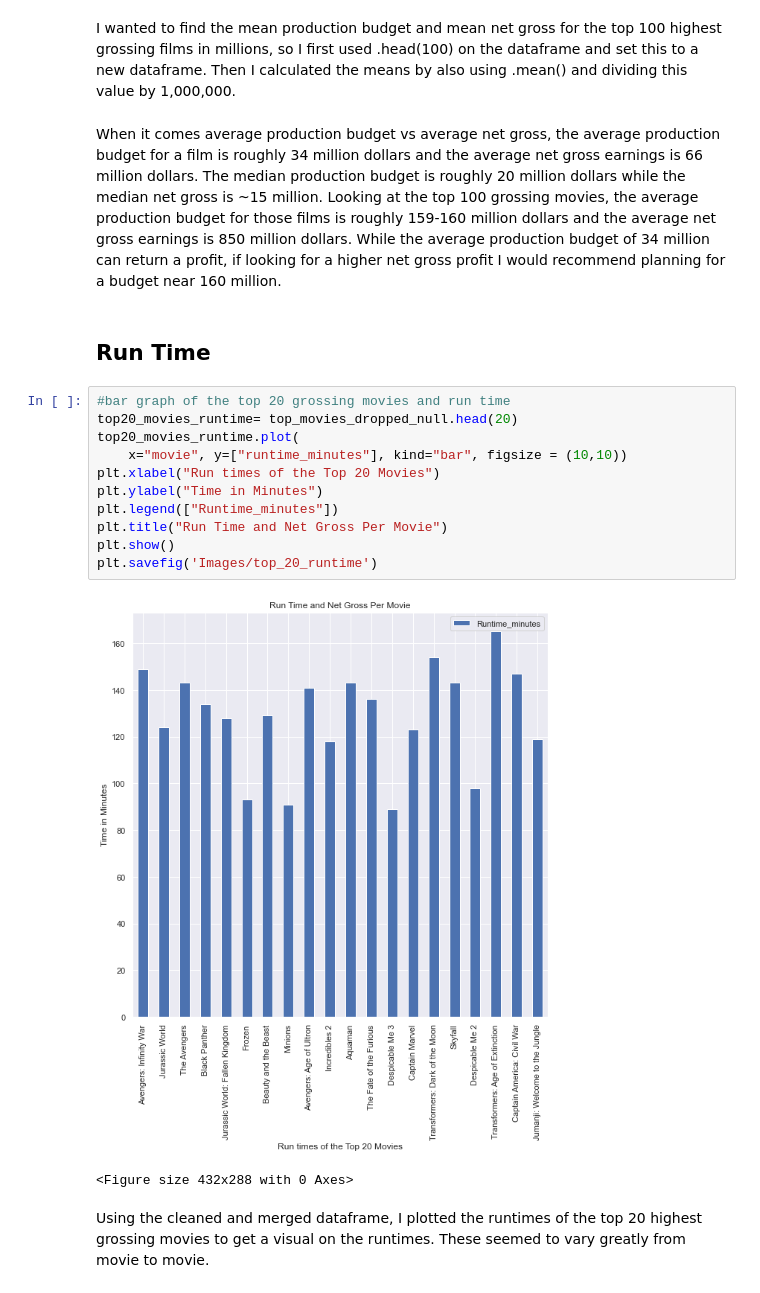
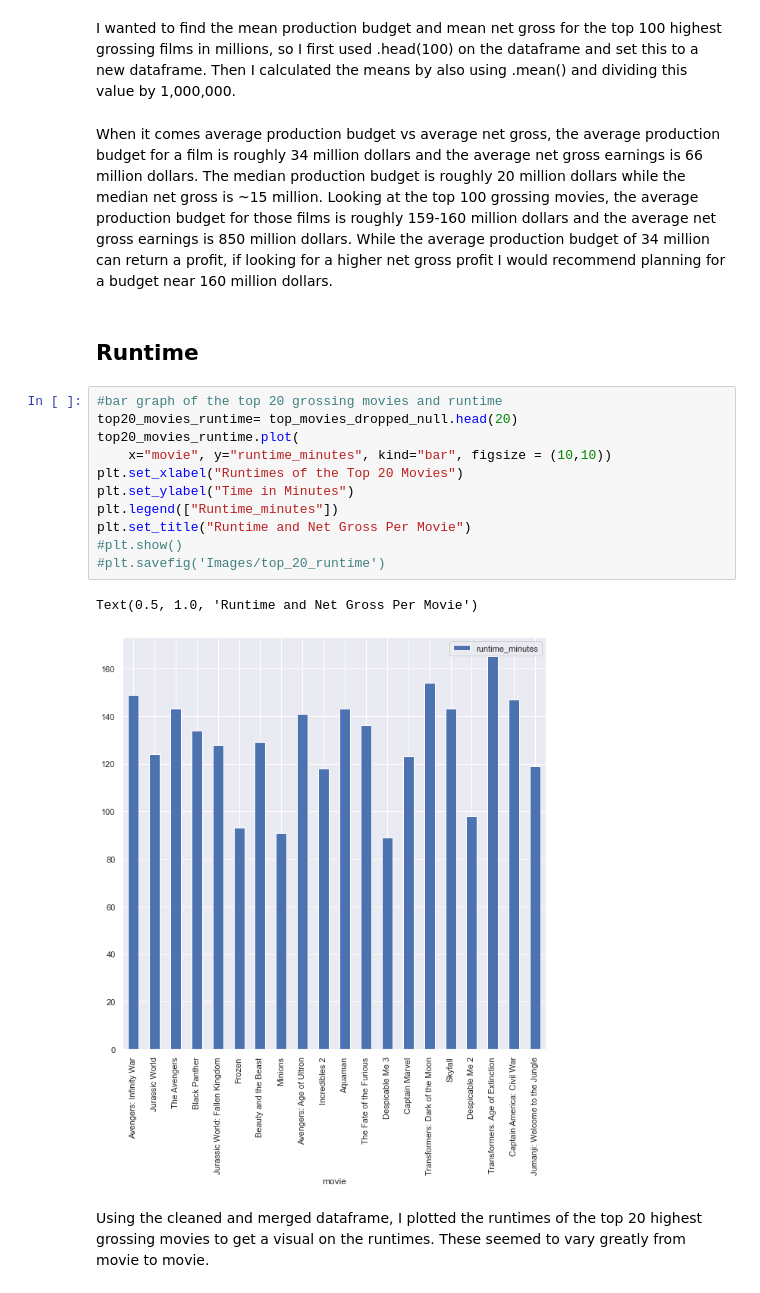
Before and after one commit to ldwilker10/dsc-phase-1-project-v2-4, a Jupyter notebook: Microsoft_Analysis.ipynb, the cells around one changed output. Saved outputs shown, nothing was run; the diff lists cells and outputs as text.

Commit message:
need to edit graphs

```diff
--- a/Microsoft_Analysis.ipynb
+++ b/Microsoft_Analysis.ipynb
@@ -435,23 +428,23 @@ print((top100_gross_movies["Net_Gross"].mean())/1000000)
 # %% [markdown]
 I wanted to find the mean production budget and mean net gross for the top 100 highest grossing films in millions, so I first used .head(100) on the dataframe and set this to a new dataframe. Then I calculated the means by also using .mean() and dividing this value by 1,000,000.
 # %% [markdown]
-When it comes average production budget vs average net gross, the average production budget for a film is roughly 34 million dollars and the average net gross earnings is 66 million dollars. The median production budget is roughly 20 million dollars while the median net gross is ~15 million. Looking at the top 100 grossing movies, the average production budget for those films is roughly 159-160 million dollars and the average net gross earnings is 850 million dollars. While the average production budget of 34 million can return a profit, if looking for a higher net gross profit I would recommend planning for a budget near 160 million.
+When it comes average production budget vs average net gross, the average production budget for a film is roughly 34 million dollars and the average net gross earnings is 66 million dollars. The median production budget is roughly 20 million dollars while the median net gross is ~15 million. Looking at the top 100 grossing movies, the average production budget for those films is roughly 159-160 million dollars and the average net gross earnings is 850 million dollars. While the average production budget of 34 million can return a profit, if looking for a higher net gross profit I would recommend planning for a budget near 160 million dollars.
-# %% [markdown]
-## Run Time
+# %% [markdown]
+## Runtime
 # %%
-#bar graph of the top 20 grossing movies and run time
+#bar graph of the top 20 grossing movies and runtime
 top20_movies_runtime= top_movies_dropped_null.head(20)
 top20_movies_runtime.plot(
-    x="movie", y=["runtime_minutes"], kind="bar", figsize = (10,10))
-plt.xlabel("Run times of the Top 20 Movies")
-plt.ylabel("Time in Minutes")
+    x="movie", y="runtime_minutes", kind="bar", figsize = (10,10))
+plt.set_xlabel("Runtimes of the Top 20 Movies")
+plt.set_ylabel("Time in Minutes")
 plt.legend(["Runtime_minutes"])
-plt.title("Run Time and Net Gross Per Movie")
-plt.show()
-plt.savefig('Images/top_20_runtime')
+plt.set_title("Runtime and Net Gross Per Movie")
+#plt.show()
+#plt.savefig('Images/top_20_runtime')
 # %% [output]
+Text(0.5, 1.0, 'Runtime and Net Gross Per Movie')
-[figure, old version]
+[figure, new version]
-<Figure size 432x288 with 0 Axes>
 # %% [markdown]
 Using the cleaned and merged dataframe, I plotted the runtimes of the top 20 highest grossing movies to get a visual on the runtimes. These seemed to vary greatly from movie to movie.
 # %%
```
Also changed, not shown: parts of 44 cells of this notebook.
